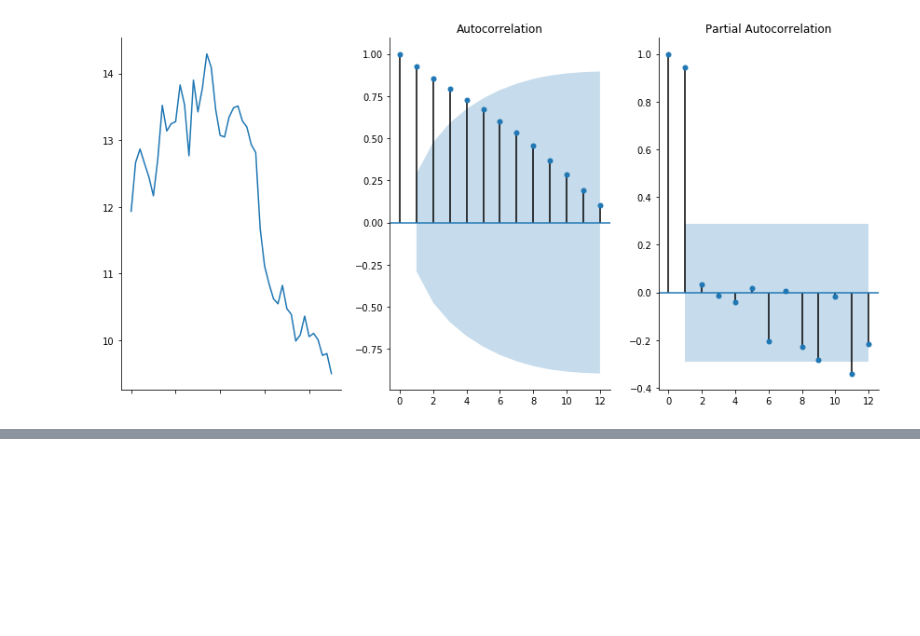
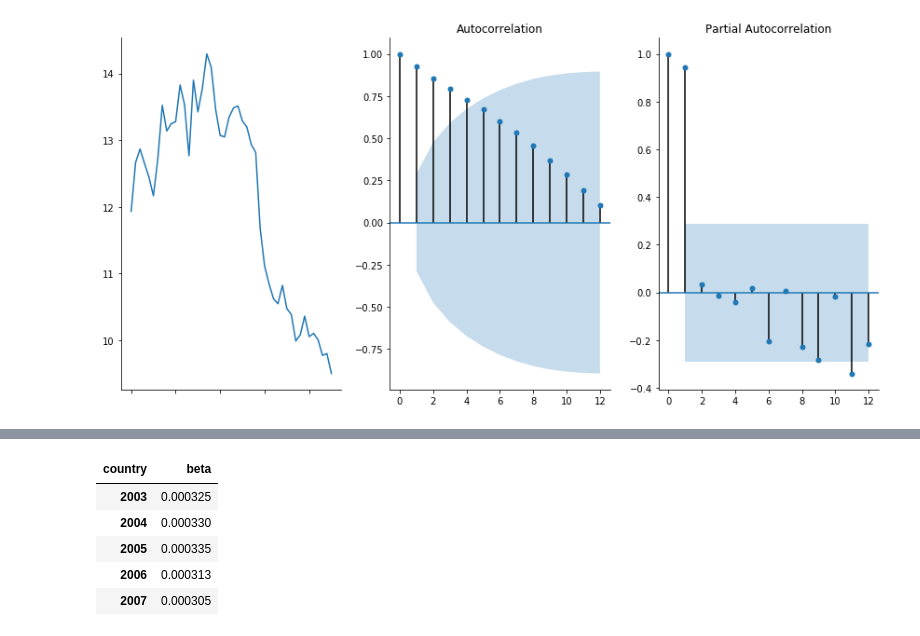
Before and after one commit to robinleoknauth/time_series_project, a Jupyter notebook: carbon_emissions_EDA.ipynb, the cells around one changed output, grey strips where cells are left out. Saved outputs shown, nothing was run; the diff lists cells and outputs as text; code cells hidden in the pictures; blank space fills up the shorter version.

```diff
--- a/carbon_emissions_EDA.ipynb
+++ b/carbon_emissions_EDA.ipynb
@@ -642,0 +646,22 @@ plots(df_co2_train['Germany'], lags = 12)
+# %%
+'''
+creating validation beta df
+
+'''
+
+
+
+
+reg_years = list(map( lambda x : str(x), range(2003, 2008)))
+reg_years;
+df_betas_val = df_co2_transpose.copy()
+df_betas_val['beta'] = np.nan
+df_betas_val.head()
+for year in reg_years:
+    lr1 = LinearRegression()
+    x = np.array(df_gdp_transpose.loc[year])
+    y = np.array(df_co2_transpose.loc[year])
+    lr1.fit(x.reshape(-1, 1), y.reshape(-1, 1))
+    df_betas_val.loc[year]['beta'] = (lr1.coef_[0][0])
+df_betas_val = df_betas_val[['beta']]
+df_betas_val = df_betas_val.loc['2003':'2007']
@@ -642,0 +723,9 @@ plots(df_co2_train['Germany'], lags = 12)
+# %%
+df_betas_val
+# %% [output]
+| country | beta |
+| 2003 | 0.000325 |
+| 2004 | 0.000330 |
+| 2005 | 0.000335 |
+| 2006 | 0.000313 |
+| 2007 | 0.000305 |
```
Also changed, not shown: parts of 17 cells of this notebook.
